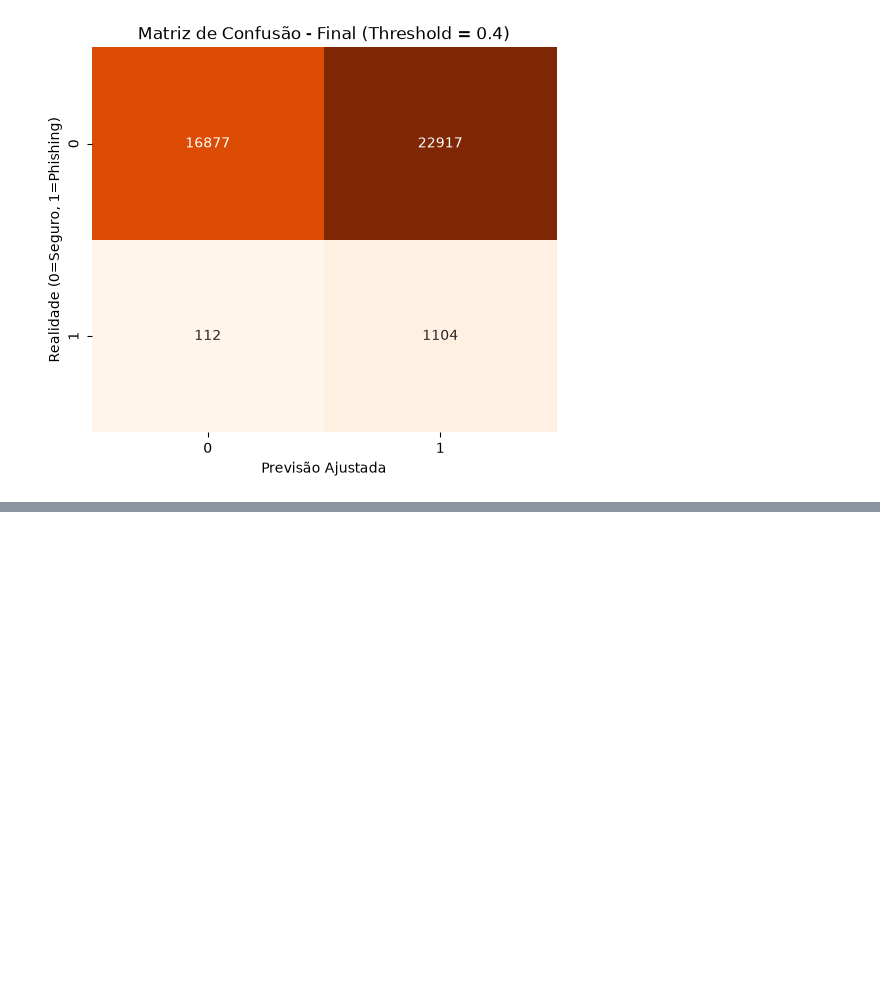
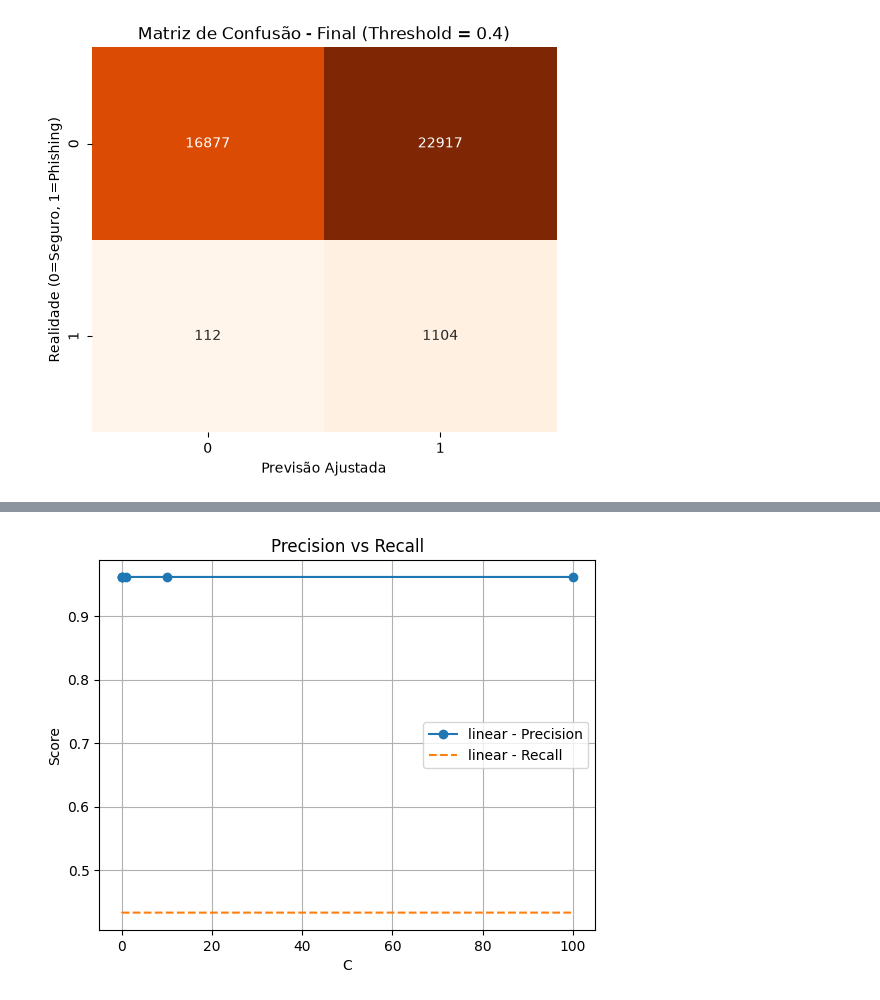
Before and after one commit to lfsdaros/Email_Phishing_Detector_POLI, a Jupyter notebook: Phishing_Detector.ipynb, the cells around one changed output, grey strips where cells are left out. Saved outputs shown, nothing was run; the diff lists cells and outputs as text; code cells hidden in the pictures; blank space fills up the shorter version.

```diff
--- a/Phishing_Detector.ipynb
+++ b/Phishing_Detector.ipynb
@@ -394,0 +516,15 @@ Recall com threshold 0.4: 0.9079
+# %%
+plt.figure()
+for metrica in df['Metrica'].unique():
+    subset = df[df['Metrica'] == metrica]
+    plt.plot(subset['C'], subset['Precision'], marker='o', label=f"{metrica} - Precision")
+    plt.plot(subset['C'], subset['Recall'], linestyle='--', label=f"{metrica} - Recall")
+
+plt.title("Precision vs Recall")
+plt.xlabel("C")
+plt.ylabel("Score")
+plt.legend()
+plt.grid(True)
+plt.show()
+# %% [output]
+[figure, added]
```
Also changed, not shown: parts of 6 cells of this notebook.
